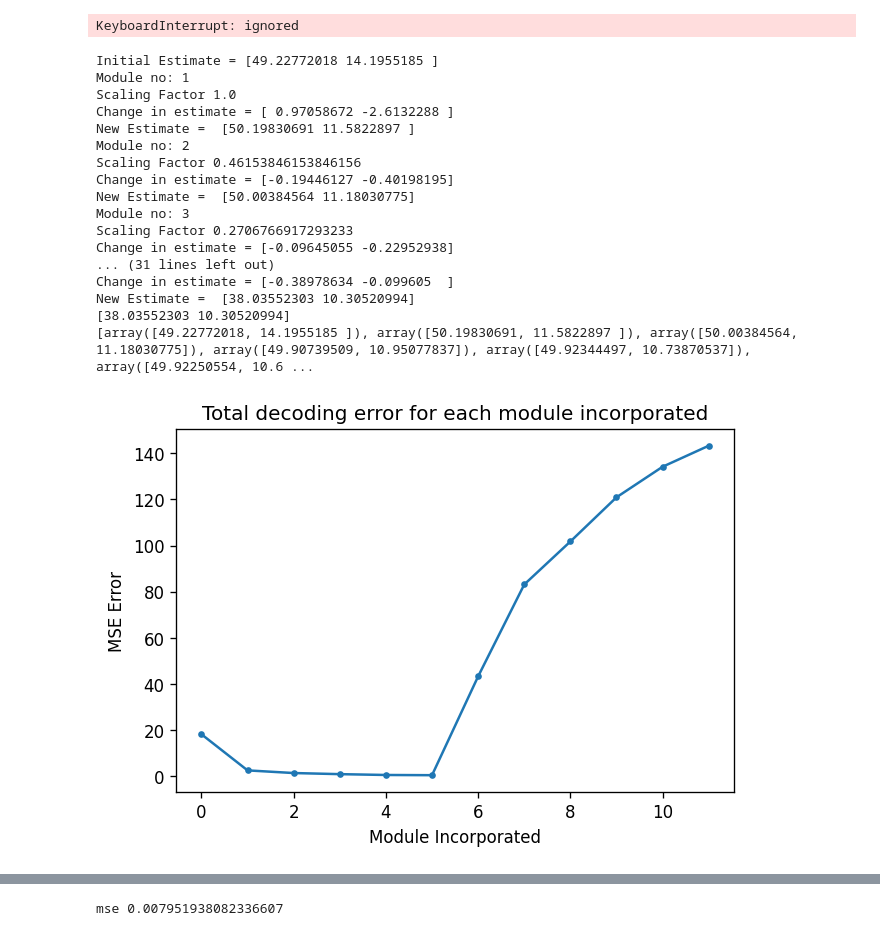
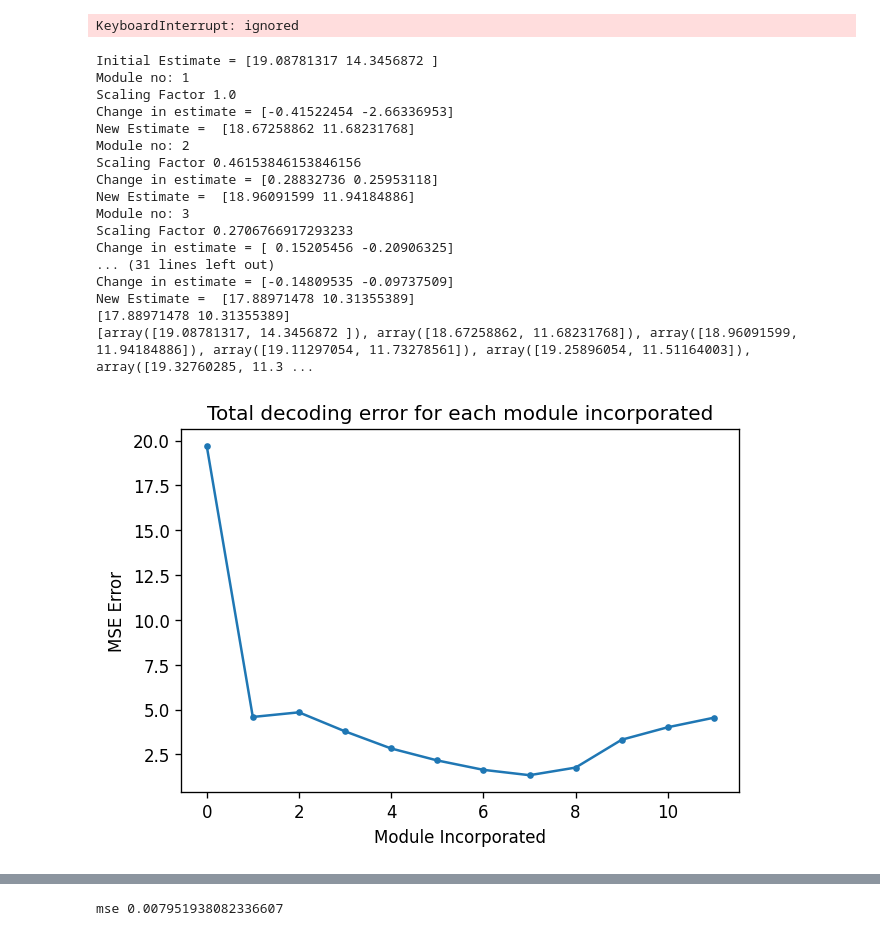
Before and after one commit to divyanshgupt/travelling-wave-mec, a Jupyter notebook: Grid_Cells - 2.ipynb, the cells around one changed output, grey strips where cells are left out. Drawn from its saved outputs; the diff is of its cells as text; code cells hidden in the pictures.

```diff
--- a/Grid_Cells - 2.ipynb
+++ b/Grid_Cells - 2.ipynb
@@ -990,7 +990,7 @@ def multi_firing_activity(modules, position, n_max, K, s):
   for i in range(len(modules)):
     activity = fast_firing_activity(modules[i], position, n_max, K)
     multi_activity[:,i] = activity
- #   K=K*s #reduce firing fields in successive modules
+    K=K/s #reduce firing fields in successive modules
 
   return multi_activity
 
@@ -1119,44 +1119,44 @@ num_modules = 12
 s = 1.5
 K = 100
 
-position = np.array([50,10])
+position = np.array([20,10])
 #initialize grid cells
 gridcells = multi_uniformModules(lam, cell_num_root, num_modules, s) #increase cells for more accuracy
 
 #compute firing rate
 multi_firing = multi_firing_activity(gridcells, position, n_max, K, s)
 
 #decode position
 pos, estimates = decode_2dpos_allm(gridcells, multi_firing)
 #pos, esimtates = nested_decoder(gridcells, multi_firing, s)
 print(pos)
 print(estimates)
 
 # Decoding Error
 mse = np.sum((position - estimates)**2, axis=1)
 
 plt.figure(dpi=120)
 plt.title("Total decoding error for each module incorporated")
 plt.plot(mse, '.-', )
 plt.xlabel("Module Incorporated")
 plt.ylabel("MSE Error")
 plt.show()
 # %% [output]
-Initial Estimate = [49.22772018 14.1955185 ]
+Initial Estimate = [19.08781317 14.3456872 ]
 Module no: 1
 Scaling Factor 1.0
-Change in estimate = [ 0.97058672 -2.6132288 ]
-New Estimate =  [50.19830691 11.5822897 ]
+Change in estimate = [-0.41522454 -2.66336953]
+New Estimate =  [18.67258862 11.68231768]
 Module no: 2
 Scaling Factor 0.46153846153846156
-Change in estimate = [-0.19446127 -0.40198195]
-New Estimate =  [50.00384564 11.18030775]
+Change in estimate = [0.28832736 0.25953118]
+New Estimate =  [18.96091599 11.94184886]
 Module no: 3
 Scaling Factor 0.2706766917293233
-Change in estimate = [-0.09645055 -0.22952938]
+Change in estimate = [ 0.15205456 -0.20906325]
 ... (31 lines left out)
-Change in estimate = [-0.38978634 -0.099605  ]
-New Estimate =  [38.03552303 10.30520994]
-[38.03552303 10.30520994]
-[array([49.22772018, 14.1955185 ]), array([50.19830691, 11.5822897 ]), array([50.00384564, 11.18030775]), array([49.90739509, 10.95077837]), array([49.92344497, 10.73870537]), array([49.92250554, 10.6 ...
+Change in estimate = [-0.14809535 -0.09737509]
+New Estimate =  [17.88971478 10.31355389]
+[17.88971478 10.31355389]
+[array([19.08781317, 14.3456872 ]), array([18.67258862, 11.68231768]), array([18.96091599, 11.94184886]), array([19.11297054, 11.73278561]), array([19.25896054, 11.51164003]), array([19.32760285, 11.3 ...
-[figure, old version]
+[figure, new version]
```
Also changed, not shown: parts of 1 cell of this notebook.
